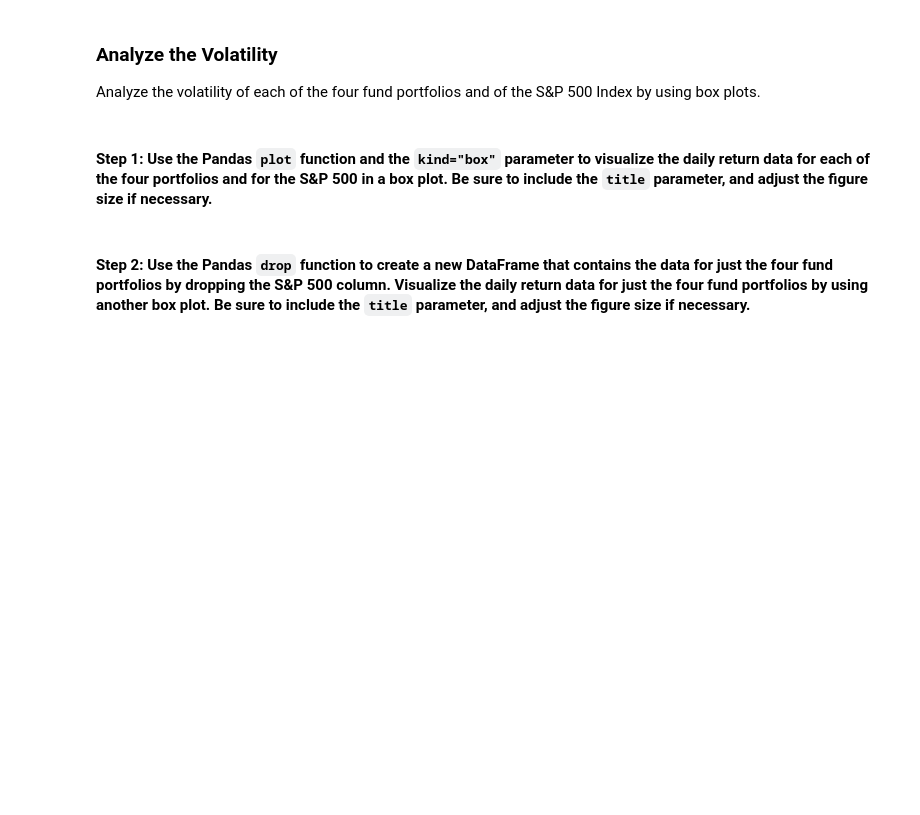
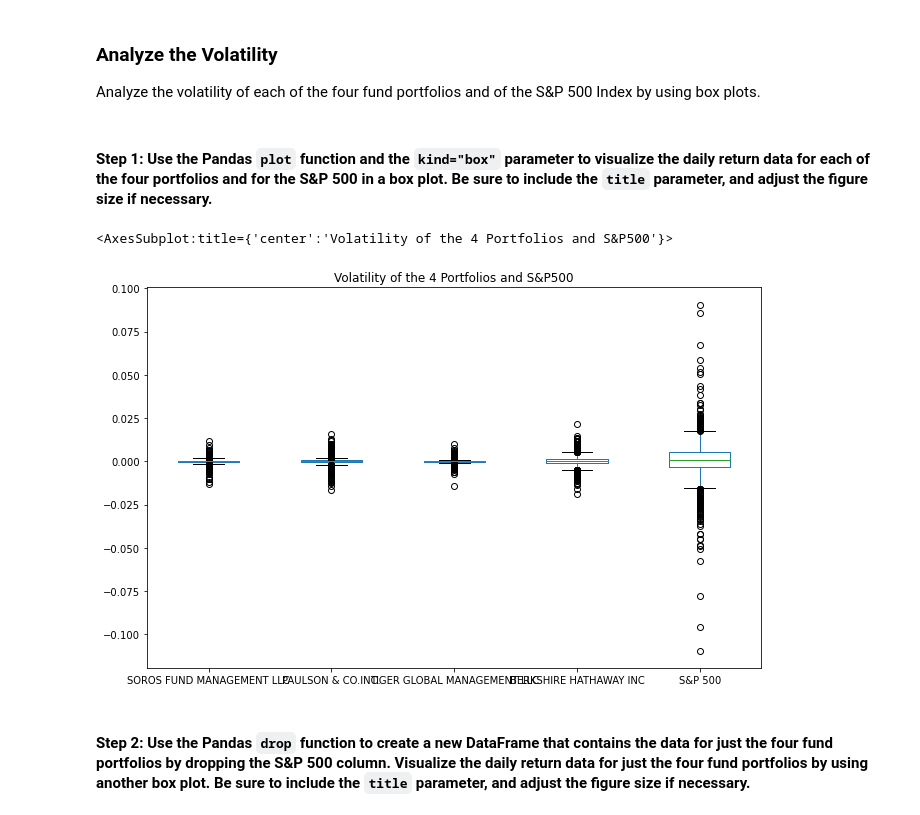
Before and after one commit to mikehoo92/Module_4_Challenge, a Jupyter notebook: Starter_Code 4/risk_return_analysis.ipynb, the cells around one changed output. Drawn from its saved outputs; the diff is of its cells as text; code cells hidden in the pictures; blank space fills up the shorter version.

Commit message:
Analyzed Volatility and Risk

```diff
--- a/Starter_Code 4/risk_return_analysis.ipynb
+++ b/Starter_Code 4/risk_return_analysis.ipynb
@@ -201,7 +202,10 @@ Analyze the volatility of each of the four fund portfolios and of the S&P 500 In
 # %%
 # Use the daily return data to create box plots to visualize the volatility of the 4 funds and the S&P 500
 # Include a title parameter and adjust the figure size
-# YOUR CODE HERE
+daily_returns.plot(kind='box', figsize=(11,7), title="Volatility of the 4 Portfolios and S&P500")
+# %% [output]
+<AxesSubplot:title={'center':'Volatility of the 4 Portfolios and S&P500'}>
+[figure, added]
 # %% [markdown]
 #### Step 2: Use the Pandas `drop` function to create a new DataFrame that contains the data for just the four fund portfolios by dropping the S&P 500 column. Visualize the daily return data for just the four fund portfolios by using another box plot. Be sure to include the `title` parameter, and adjust the figure size if necessary.
 # %%
```
Also changed, not shown: parts of 10 cells of this notebook.
